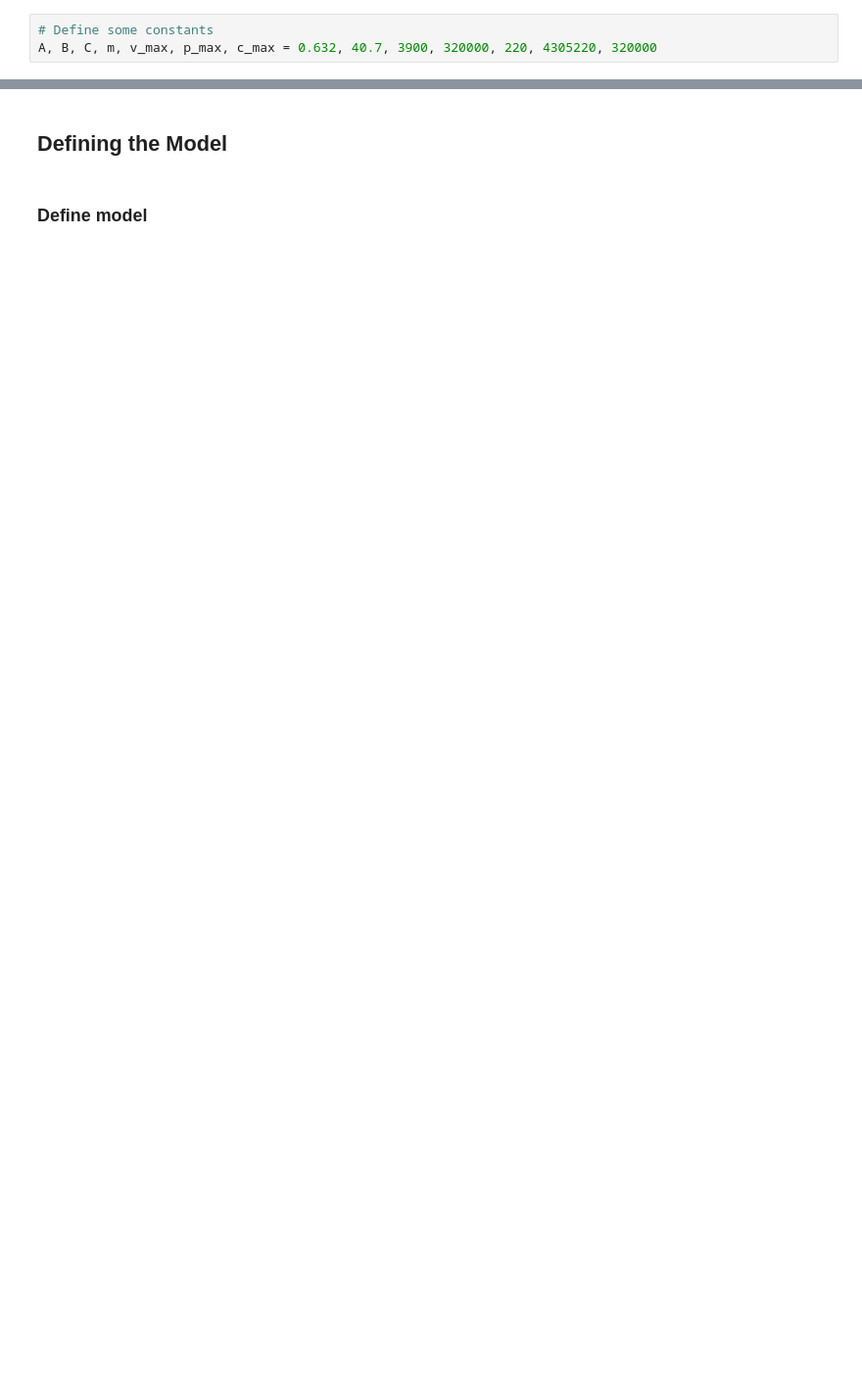
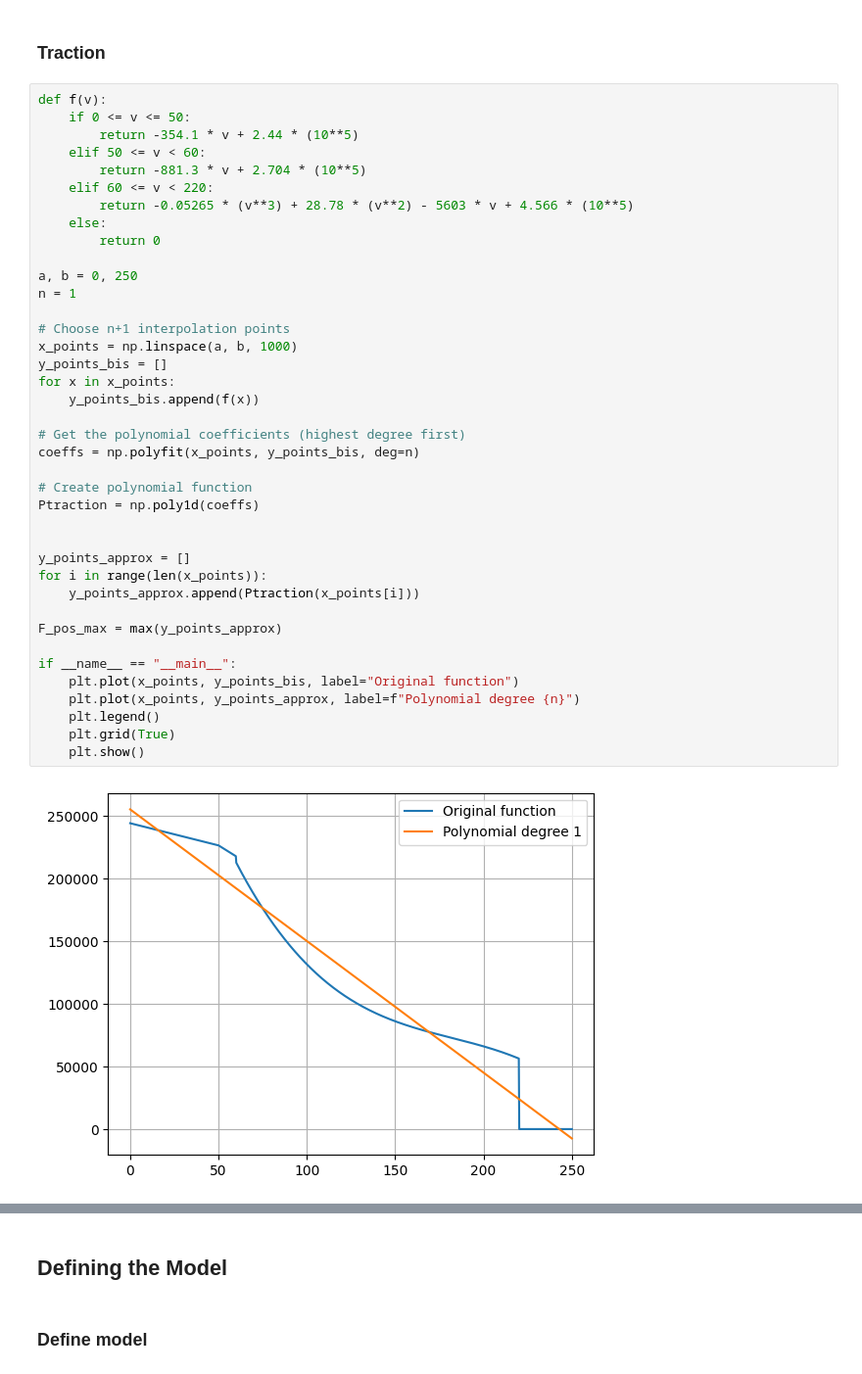
Before and after one commit to savino-a/MSC-Project, a Jupyter notebook: Code/Alstom_model/sol_poly.ipynb, the cells around one changed output, grey strips where cells are left out. Shown: that part at 98% size. Drawn from its saved outputs; the diff is of its cells as text; blank space fills up the shorter version.

```diff
--- a/Code/Alstom_model/sol_poly.ipynb
+++ b/Code/Alstom_model/sol_poly.ipynb
@@ -44,3 +60,43 @@ def Prav_approx(v):
-# %%
-# Define some constants
-A, B, C, m, v_max, p_max, c_max = 0.632, 40.7, 3900, 320000, 220, 4305220, 320000
+# %% [markdown]
+### Traction
+# %%
+def f(v):
+    if 0 <= v <= 50:
+        return -354.1 * v + 2.44 * (10**5)
+    elif 50 <= v < 60:
+        return -881.3 * v + 2.704 * (10**5)
+    elif 60 <= v < 220:
+        return -0.05265 * (v**3) + 28.78 * (v**2) - 5603 * v + 4.566 * (10**5)
+    else:
+        return 0
+
+a, b = 0, 250
+n = 1
+
+# Choose n+1 interpolation points
+x_points = np.linspace(a, b, 1000)
+y_points_bis = []
+for x in x_points:
+    y_points_bis.append(f(x))
+
+# Get the polynomial coefficients (highest degree first)
+coeffs = np.polyfit(x_points, y_points_bis, deg=n)
+
+# Create polynomial function
+Ptraction = np.poly1d(coeffs)
+
+
+y_points_approx = []
+for i in range(len(x_points)):
+    y_points_approx.append(Ptraction(x_points[i]))
+
+F_pos_max = max(y_points_approx)
+
+if __name__ == "__main__":
+    plt.plot(x_points, y_points_bis, label="Original function")
+    plt.plot(x_points, y_points_approx, label=f"Polynomial degree {n}")
+    plt.legend()
+    plt.grid(True)
+    plt.show()
+# %% [output]
+[figure, added]
```
Also changed, not shown: parts of 35 cells of this notebook.
